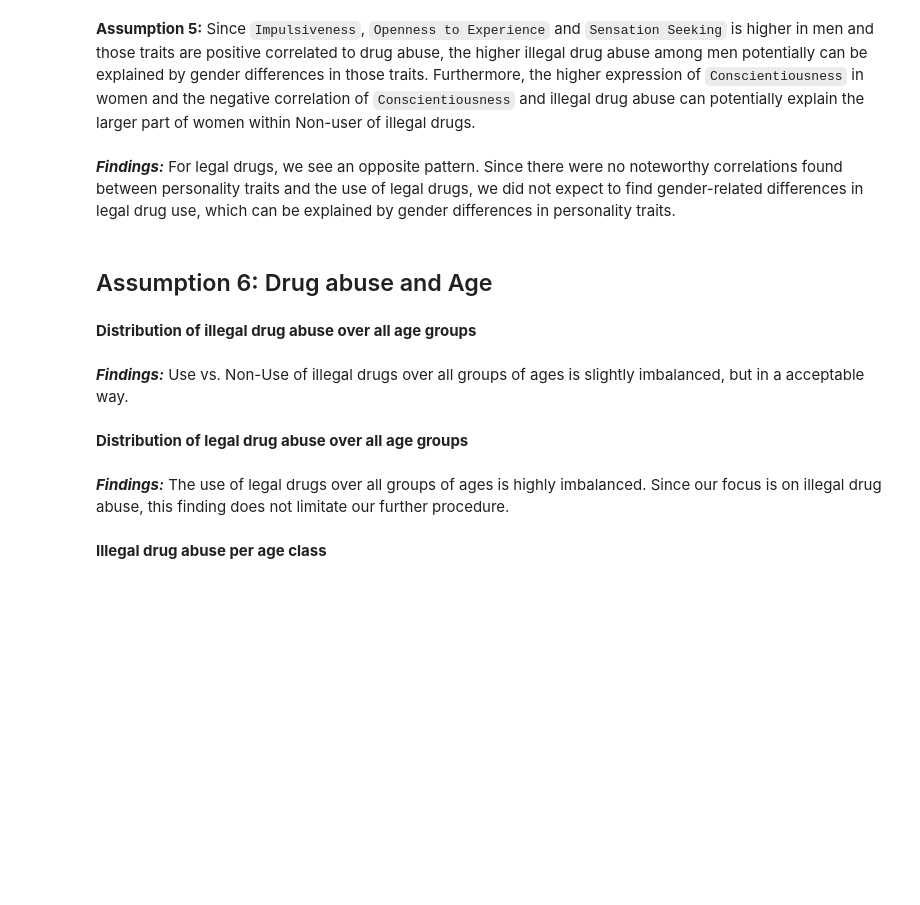
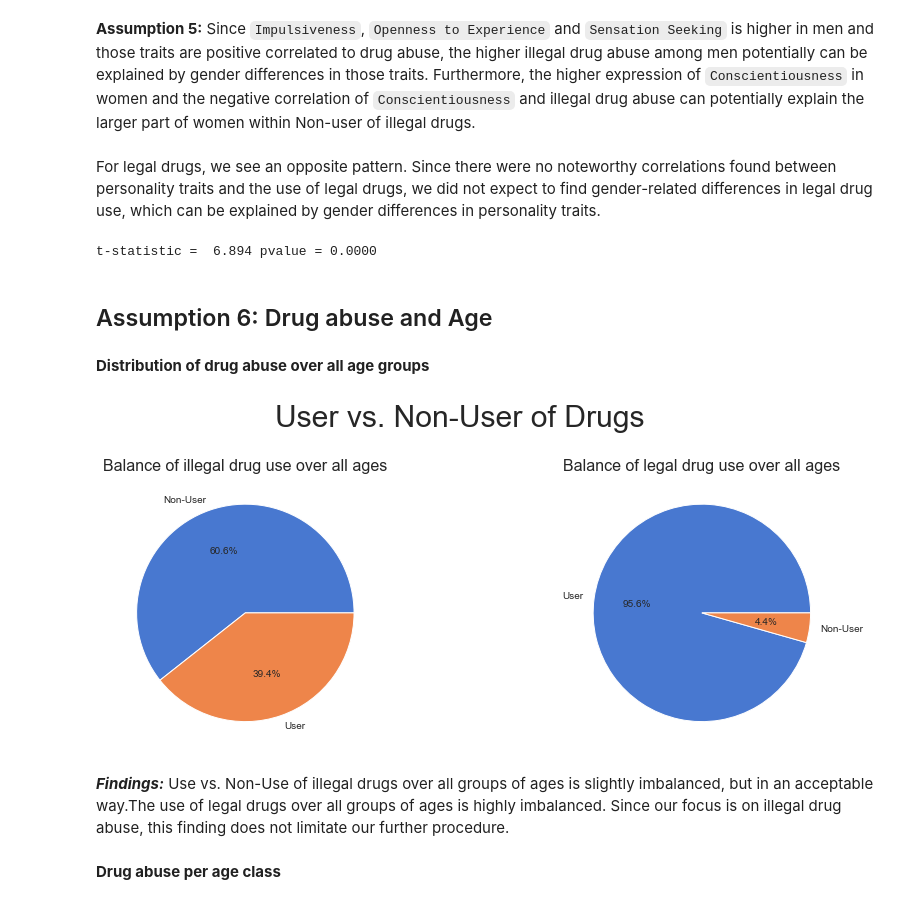
Before and after one commit to Sipa91/Personality-and-Drug-use, a Jupyter notebook: EDA_combined_Sina.ipynb, the cells around one changed output. Drawn from its saved outputs; the diff is of its cells as text; code cells hidden in the pictures; blank space fills up the shorter version.

```diff
--- a/EDA_combined_Sina.ipynb
+++ b/EDA_combined_Sina.ipynb
@@ -941,6 +945,12 @@ f.set_xticklabels(["Non User", "User"]);
 # %% [markdown]
-***Findings:*** For legal drugs, we see an opposite pattern. Since there were no noteworthy correlations found between personality traits and the use of legal drugs, we did not expect to find gender-related differences in legal drug use, which can be explained by gender differences in personality traits.
+For legal drugs, we see an opposite pattern. Since there were no noteworthy correlations found between personality traits and the use of legal drugs, we did not expect to find gender-related differences in legal drug use, which can be explained by gender differences in personality traits.
+# %%
+male = drugs_uk.query('Gender == "Male"')
+female = drugs_uk.query('Gender == "Female"')
+print('t-statistic = %6.3f pvalue = %6.4f' %  stats.ttest_ind(male["illegal_drugs"], female["illegal_drugs"]))
+# %% [output]
+t-statistic =  6.894 pvalue = 0.0000
 # %% [markdown]
 ## Assumption 6: Drug abuse and Age
 # %% [markdown]
-**Distribution of illegal drug abuse over all age groups**
+**Distribution of drug abuse over all age groups**
@@ -954,4 +957,15 @@ drugs_uk.illegal_drugs.value_counts()
+# %%
+warnings.filterwarnings('ignore')
+
+fig, (ax1, ax2) = plt.subplots(1, 2, figsize=(15,5))
+plt.suptitle("User vs. Non-User of Drugs", fontsize = 30, y=1.08);
+
+ax1.pie(drugs_uk.illegal_drugs.value_counts(),labels=["Non-User", "User"], autopct='%1.1f%%')
+ax1.set_title("Balance of illegal drug use over all ages", fontsize=16)
+
+ax2.pie(drugs_uk.legal_drugs.value_counts(),labels=["User", "Non-User"], autopct='%1.1f%%')
+ax2.set_title("Balance of legal drug use over all ages",fontsize=16);
+# %% [output]
+[figure, added]
 # %% [markdown]
-***Findings:*** Use vs. Non-Use of illegal drugs over all groups of ages is slightly imbalanced, but in a acceptable way.
+***Findings:*** Use vs. Non-Use of illegal drugs over all groups of ages is slightly imbalanced, but in an acceptable way.The use of legal drugs over all groups of ages is highly imbalanced. Since our focus is on illegal drug abuse, this finding does not limitate our further procedure.
-# %% [markdown]
-**Distribution of legal drug abuse over all age groups**
@@ -963,4 +972,2 @@ plt.show()
-# %% [markdown]
-***Findings:*** The use of legal drugs over all groups of ages is highly imbalanced. Since our focus is on illegal drug abuse, this finding does not limitate our further procedure.
 # %% [markdown]
-**Illegal drug abuse per age class**
+**Drug abuse per age class**
```
Also changed, not shown: parts of 29 cells of this notebook.
